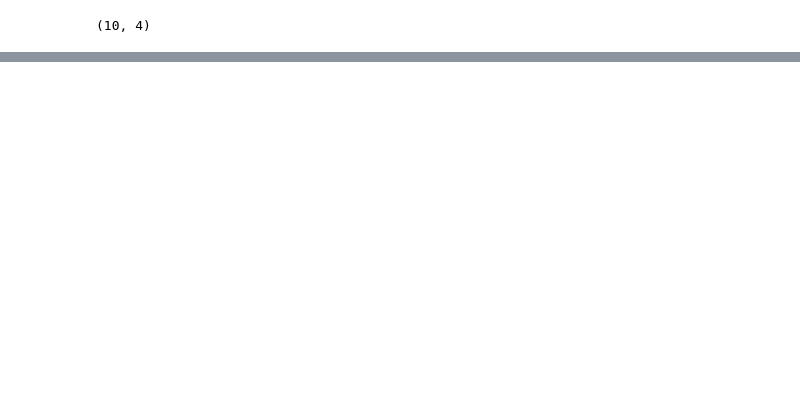
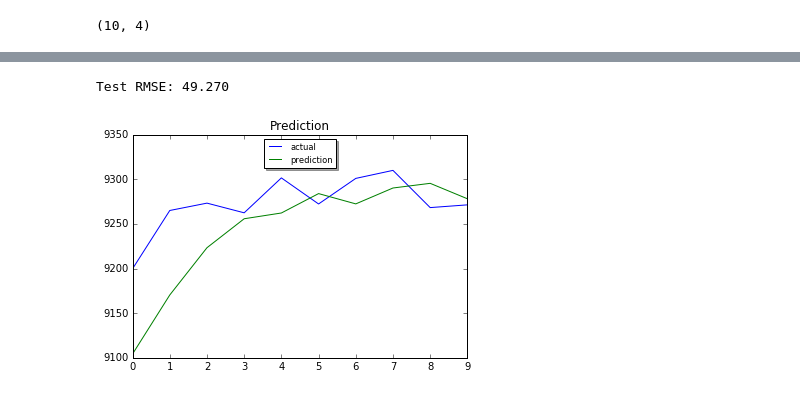
Before and after one commit to reubenng/cryptopredict, a Jupyter notebook: lstm/price_multistep.ipynb, the cells around one changed output, grey strips where cells are left out. Cells and saved outputs as stored; diff of their text form; code cells hidden in the pictures; blank space fills up the shorter version.

```diff
--- a/lstm/price_multistep.ipynb
+++ b/lstm/price_multistep.ipynb
@@ -129,0 +196,3 @@ pyplot.show()
+# %%
+yhat = model.predict(testX)
+yhat
@@ -129,0 +210,3 @@ pyplot.show()
+# %%
+inv_yhat = scaler.inverse_transform(yhat)
+inv_yhat
@@ -129,0 +224,4 @@ pyplot.show()
+# %%
+testY_reshape = testY.reshape((len(testY), -1))
+inv_testY = scaler.inverse_transform(testY_reshape)
+inv_testY
@@ -129,0 +239,15 @@ pyplot.show()
+# %%
+# calculate RMSE
+rmse = np.sqrt(mean_squared_error(inv_testY, inv_yhat))
+print('Test RMSE: %.3f' % rmse)
+# %% [output]
+Test RMSE: 49.270
+# %%
+plt.plot(inv_testY, label='actual')
+plt.plot(inv_yhat, label='prediction')
+plt.title('Prediction')
+plt.legend(loc='upper center', shadow=True, fontsize='small')
+plt.savefig('prediction.jpg')
+plt.show()
+# %% [output]
+[figure, added]
```
Also changed, not shown: parts of 20 cells of this notebook, 3 other files.
